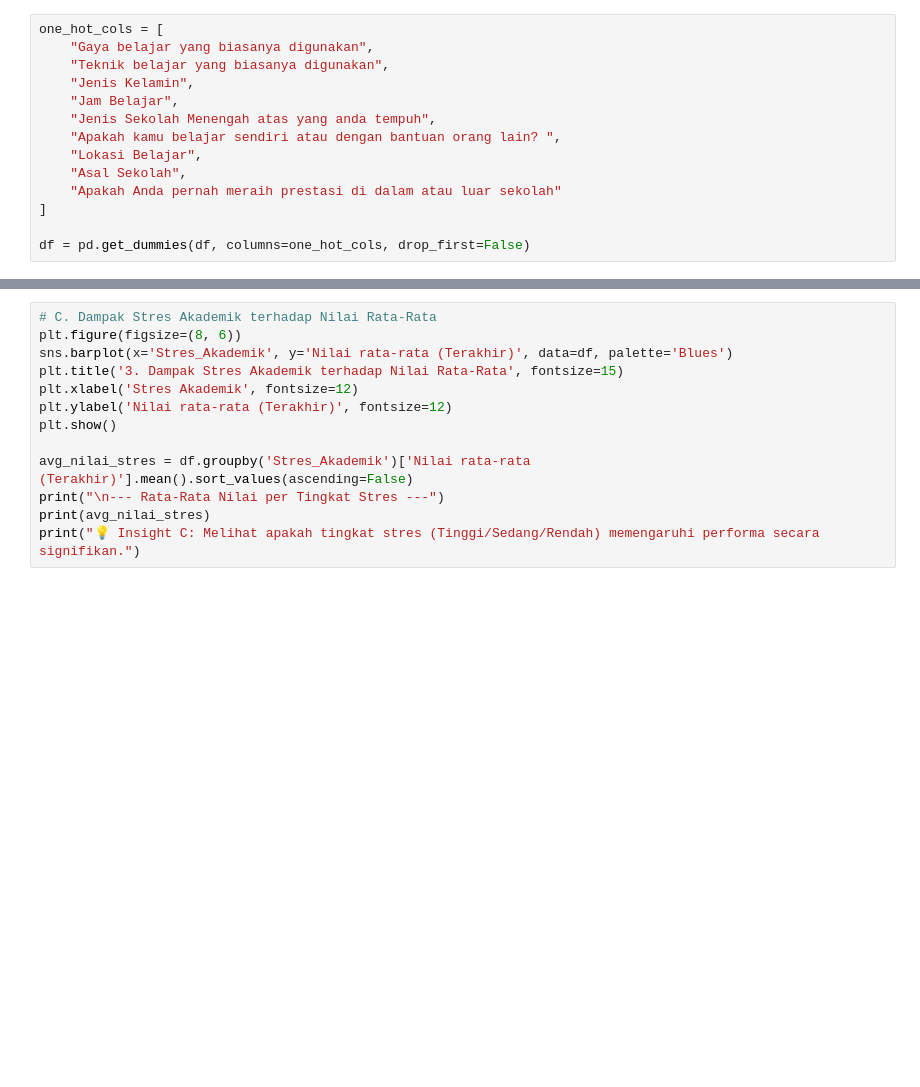
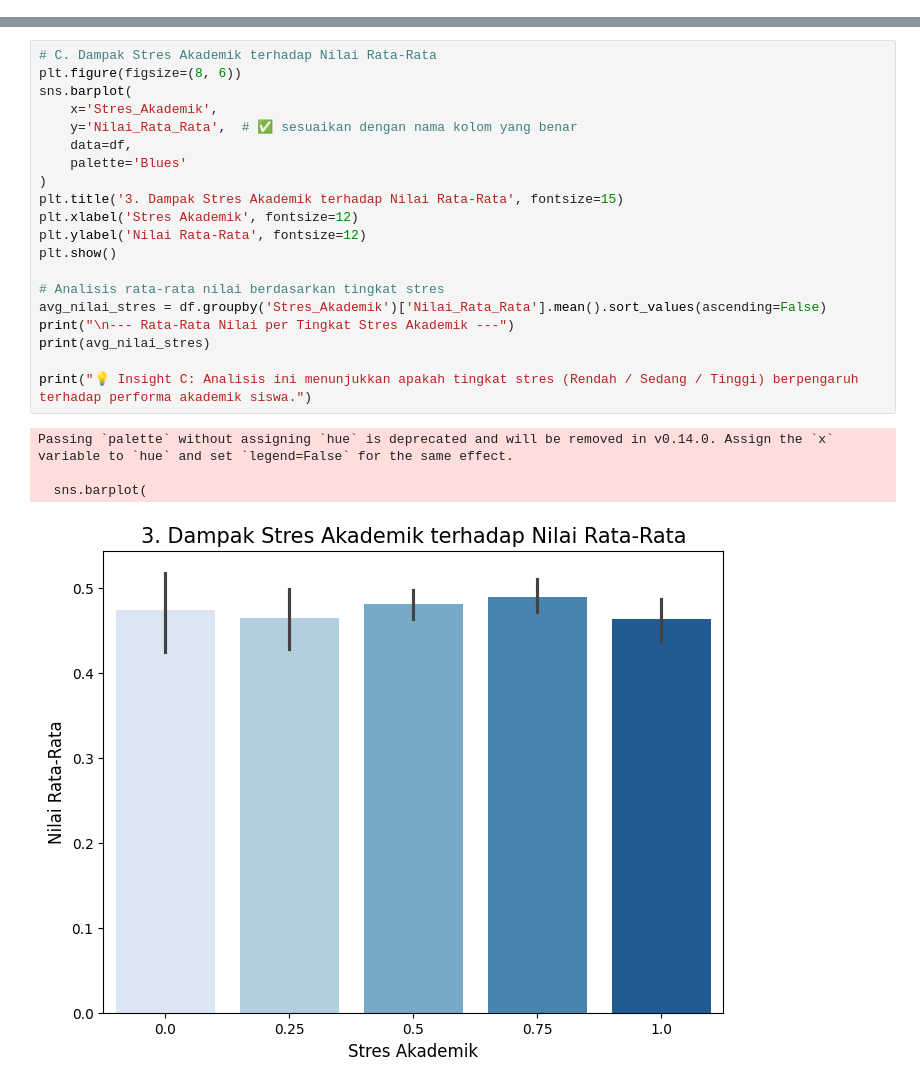
Before and after one commit to ivansirait/Analisis_kebiasaan_saat_belajar_vs_Prestasi_Akademik-Siswa, a Jupyter notebook: DasiDalis.ipynb, the cells around one changed output, grey strips where cells are left out. Drawn from its saved outputs; the diff is of its cells as text; blank space fills up the shorter version.

```diff
--- a/DasiDalis.ipynb
+++ b/DasiDalis.ipynb
@@ -187,14 +327,0 @@ df["total_waktu_belajar"] = (
-# %%
-one_hot_cols = [
-    "Gaya belajar yang biasanya digunakan",
-    "Teknik belajar yang biasanya digunakan",
-    "Jenis Kelamin",
-    "Jam Belajar",
-    "Jenis Sekolah Menengah atas yang anda tempuh",
-    "Apakah kamu belajar sendiri atau dengan bantuan orang lain? ",
-    "Lokasi Belajar",
-    "Asal Sekolah",
-    "Apakah Anda pernah meraih prestasi di dalam atau luar sekolah"
-]
-
-df = pd.get_dummies(df, columns=one_hot_cols, drop_first=False)
@@ -297,13 +420,25 @@ print("💡 Insight B: Menentukan gaya belajar mana yang berkorelasi dengan nila
 # %%
 # C. Dampak Stres Akademik terhadap Nilai Rata-Rata
 plt.figure(figsize=(8, 6))
-sns.barplot(x='Stres_Akademik', y='Nilai rata-rata (Terakhir)', data=df, palette='Blues')
+sns.barplot(
+    x='Stres_Akademik',
+    y='Nilai_Rata_Rata',  # ✅ sesuaikan dengan nama kolom yang benar
+    data=df,
+    palette='Blues'
+)
 plt.title('3. Dampak Stres Akademik terhadap Nilai Rata-Rata', fontsize=15)
 plt.xlabel('Stres Akademik', fontsize=12)
-plt.ylabel('Nilai rata-rata (Terakhir)', fontsize=12)
+plt.ylabel('Nilai Rata-Rata', fontsize=12)
 plt.show()
 
-avg_nilai_stres = df.groupby('Stres_Akademik')['Nilai rata-rata (Terakhir)'].mean().sort_values(ascending=False)
-print("\n--- Rata-Rata Nilai per Tingkat Stres ---")
+# Analisis rata-rata nilai berdasarkan tingkat stres
+avg_nilai_stres = df.groupby('Stres_Akademik')['Nilai_Rata_Rata'].mean().sort_values(ascending=False)
+print("\n--- Rata-Rata Nilai per Tingkat Stres Akademik ---")
 print(avg_nilai_stres)
-print("💡 Insight C: Melihat apakah tingkat stres (Tinggi/Sedang/Rendah) memengaruhi performa secara signifikan.")
+
+print("💡 Insight C: Analisis ini menunjukkan apakah tingkat stres (Rendah / Sedang / Tinggi) berpengaruh terhadap performa akademik siswa.")
+# %% [output]
+Passing `palette` without assigning `hue` is deprecated and will be removed in v0.14.0. Assign the `x` variable to `hue` and set `legend=False` for the same effect.
+
+  sns.barplot(
+[figure, added]
```
Also changed, not shown: parts of 34 cells of this notebook.
